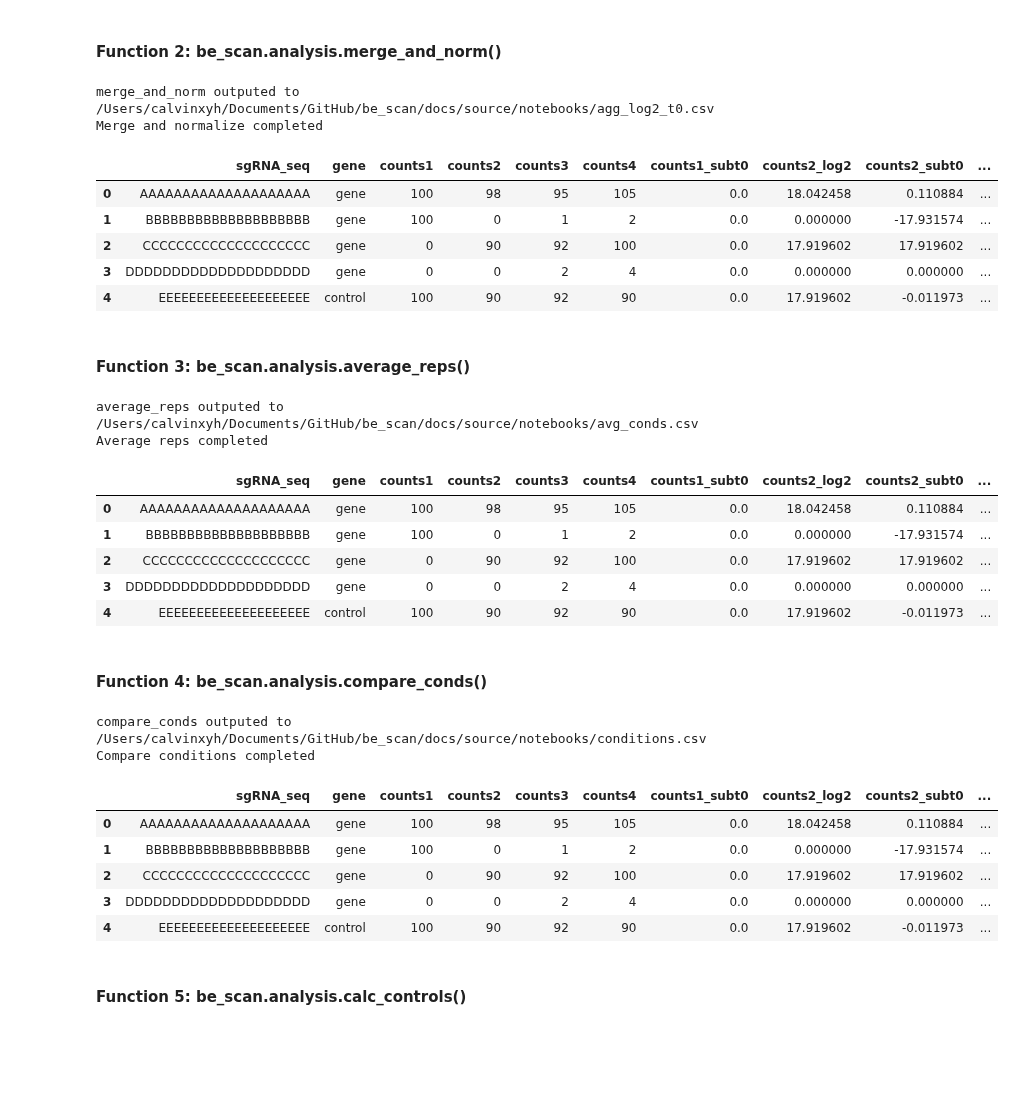
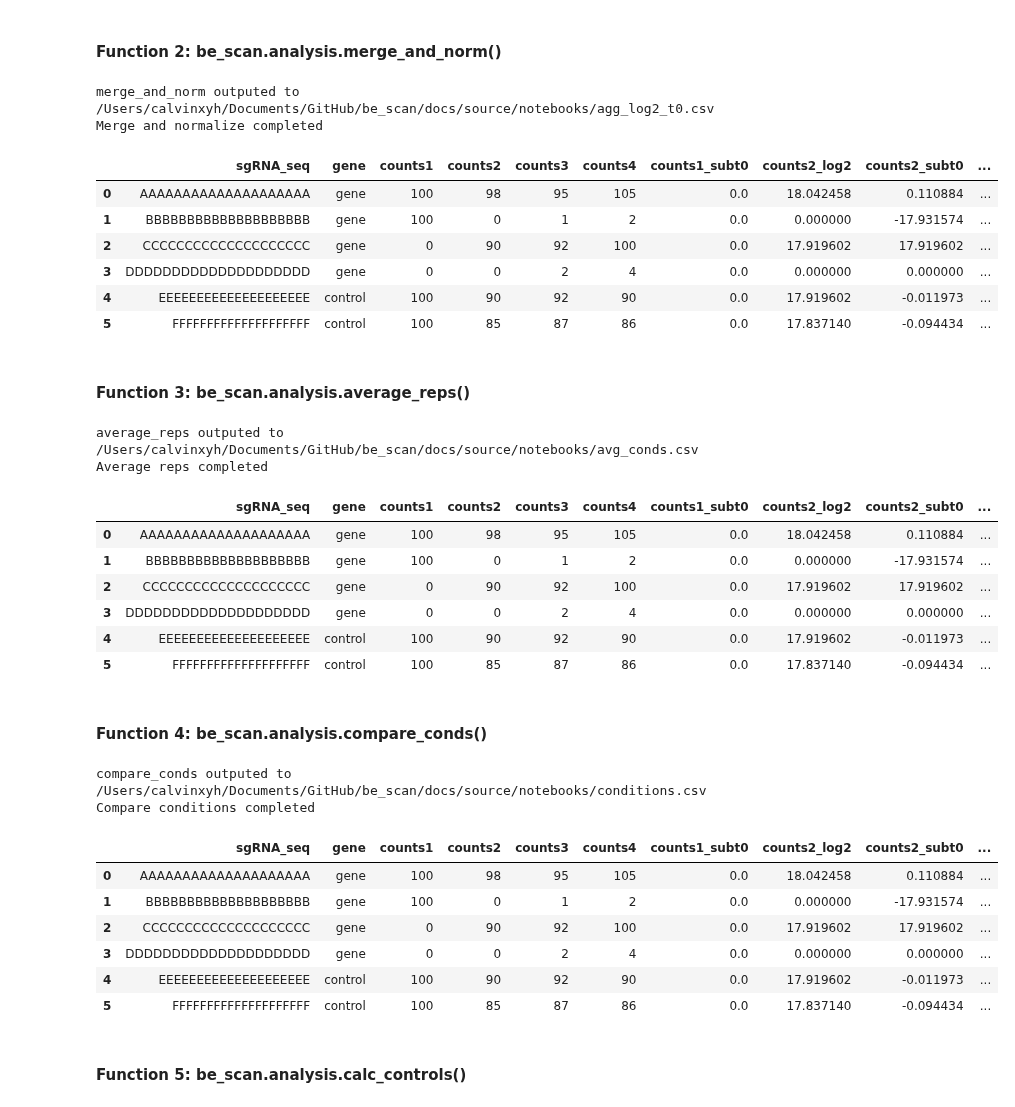
Before and after one commit to liaulab/be-scan, a Jupyter notebook: docs/source/notebooks/tutorial.ipynb, the cells around one changed output. Cells and saved outputs as stored; diff of their text form; code cells hidden in the pictures; blank space fills up the shorter version.

```diff
--- a/docs/source/notebooks/tutorial.ipynb
+++ b/docs/source/notebooks/tutorial.ipynb
@@ -267,21 +286,22 @@ Count reads completed
 # %%
 import be_scan
 
 be_scan.analysis.merge_and_norm(
     annotated_lib = f"{analysis_dir}count_reads_sample_out.csv",
     sample_sheet  = f"{analysis_dir}sample_sheet.csv",
     out_dir = "",
     controls = ["counts1"],
-).head(5)
+)
 # %% [output]
 merge_and_norm outputed to /Users/calvinxyh/Documents/GitHub/be_scan/docs/source/notebooks/agg_log2_t0.csv
 Merge and normalize completed
 |  | sgRNA_seq | gene | counts1 | counts2 | counts3 | counts4 | counts1_subt0 | counts2_log2 | counts2_subt0 | ... |
 | 0 | AAAAAAAAAAAAAAAAAAAA | gene | 100 | 98 | 95 | 105 | 0.0 | 18.042458 | 0.110884 | ... |
 | 1 | BBBBBBBBBBBBBBBBBBBB | gene | 100 | 0 | 1 | 2 | 0.0 | 0.000000 | -17.931574 | ... |
 | 2 | CCCCCCCCCCCCCCCCCCCC | gene | 0 | 90 | 92 | 100 | 0.0 | 17.919602 | 17.919602 | ... |
 | 3 | DDDDDDDDDDDDDDDDDDDD | gene | 0 | 0 | 2 | 4 | 0.0 | 0.000000 | 0.000000 | ... |
 | 4 | EEEEEEEEEEEEEEEEEEEE | control | 100 | 90 | 92 | 90 | 0.0 | 17.919602 | -0.011973 | ... |
+| 5 | FFFFFFFFFFFFFFFFFFFF | control | 100 | 85 | 87 | 86 | 0.0 | 17.837140 | -0.094434 | ... |
 # %% [markdown]
 #### Function 3: be_scan.analysis.average_reps()
 # %%
@@ -291,7 +311,7 @@ be_scan.analysis.average_reps(
     annotated_lib = f"{analysis_dir}merge_and_norm_sample_out.csv",
     sample_sheet  = f"{analysis_dir}sample_sheet.csv",
     out_dir = "",
-).head(5)
+)
 # %% [output]
 average_reps outputed to /Users/calvinxyh/Documents/GitHub/be_scan/docs/source/notebooks/avg_conds.csv
 Average reps completed
@@ -301,6 +321,7 @@ Average reps completed
 | 2 | CCCCCCCCCCCCCCCCCCCC | gene | 0 | 90 | 92 | 100 | 0.0 | 17.919602 | 17.919602 | ... |
 | 3 | DDDDDDDDDDDDDDDDDDDD | gene | 0 | 0 | 2 | 4 | 0.0 | 0.000000 | 0.000000 | ... |
 | 4 | EEEEEEEEEEEEEEEEEEEE | control | 100 | 90 | 92 | 90 | 0.0 | 17.919602 | -0.011973 | ... |
+| 5 | FFFFFFFFFFFFFFFFFFFF | control | 100 | 85 | 87 | 86 | 0.0 | 17.837140 | -0.094434 | ... |
 # %% [markdown]
 #### Function 4: be_scan.analysis.compare_conds()
 # %%
@@ -308,7 +329,7 @@ be_scan.analysis.compare_conds(
     annotated_lib = f"{analysis_dir}average_reps_sample_out.csv",
     comparisons   = f"{analysis_dir}comparisons.csv",
     out_dir = "",
-).head(5)
+)
 # %% [output]
 compare_conds outputed to /Users/calvinxyh/Documents/GitHub/be_scan/docs/source/notebooks/conditions.csv
 Compare conditions completed
@@ -318,6 +339,7 @@ Compare conditions completed
 | 2 | CCCCCCCCCCCCCCCCCCCC | gene | 0 | 90 | 92 | 100 | 0.0 | 17.919602 | 17.919602 | ... |
 | 3 | DDDDDDDDDDDDDDDDDDDD | gene | 0 | 0 | 2 | 4 | 0.0 | 0.000000 | 0.000000 | ... |
 | 4 | EEEEEEEEEEEEEEEEEEEE | control | 100 | 90 | 92 | 90 | 0.0 | 17.919602 | -0.011973 | ... |
+| 5 | FFFFFFFFFFFFFFFFFFFF | control | 100 | 85 | 87 | 86 | 0.0 | 17.837140 | -0.094434 | ... |
 # %% [markdown]
 #### Function 5: be_scan.analysis.calc_controls()
 # %%
```
Also changed, not shown: parts of 4 cells of this notebook, 2 other files.
